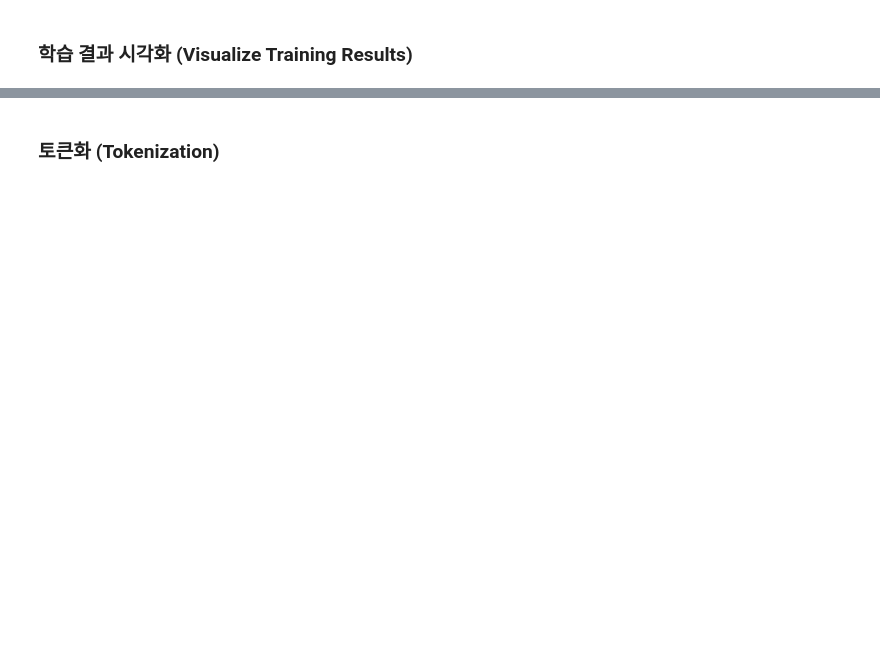
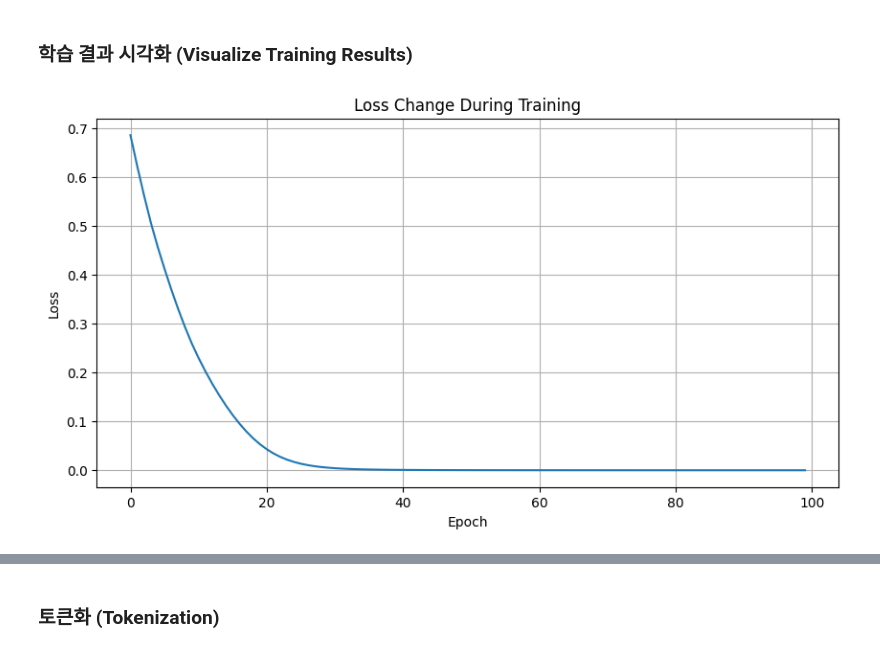
Before and after one commit to ApplesHUFS/DLPractice, a Jupyter notebook: DL_기본_실습.ipynb, the cells around one changed output, grey strips where cells are left out. Cells and saved outputs as stored; diff of their text form; code cells hidden in the pictures; blank space fills up the shorter version.

```diff
--- a/DL_기본_실습.ipynb
+++ b/DL_기본_실습.ipynb
@@ -78,7 +247,7 @@ print(f"테스트 데이터 크기 (Test data size): {X_test_tensor.shape}")
 # %%
 class SimpleNN(nn.Module):
     """
-    간단한 피드포워드 신경망 (Simple feedforward neural network)
+    간단한 피드포워드 신경망(Simple feedforward neural network)을 구현해 봅시다.
     """
     def __init__(self, input_size, hidden_size, output_size):
         """
@@ -87,12 +256,16 @@ class SimpleNN(nn.Module):
         super(SimpleNN, self).__init__()
 
         # 레이어 정의 (Define layers)
+        # nn.Linear는 선형 변환을 수행하는 레이어입니다.
+        # nn.ReLU는 활성화 함수로 ReLU를 사용합니다.
+        # nn.Sigmoid는 활성화 함수로 시그모이드를 사용합니다.
+        # 아래에서 예시를 통해 어떻게 변형되는지 확인해봅시다.
         self.layer1 = nn.Linear(input_size, hidden_size)
         self.activation1 = nn.ReLU()
         self.layer2 = nn.Linear(hidden_size, hidden_size)
         self.activation2 = nn.ReLU()
         self.layer3 = nn.Linear(hidden_size, output_size)
-        self.sigmoid = nn.Sigmoid()  # 이진 분류를 위한 시그모이드 (Sigmoid for binary classification)
+        self.sigmoid = nn.Sigmoid() # 이진 분류 문제이므로 시그모이드 사용
 
     def forward(self, x):
         """
@@ -171,11 +642,13 @@ for epoch in range(num_epochs):
 # %%
 # 손실 곡선 그리기
 plt.figure(figsize=(10, 5))
 plt.plot(losses)
-plt.title('학습 중 손실 변화')
-plt.xlabel('에포크 (Epoch)')
-plt.ylabel('손실 (Loss)')
+plt.title('Loss Change During Training')
+plt.xlabel('Epoch')
+plt.ylabel('Loss')
 plt.grid(True)
 plt.show()
+# %% [output]
+[figure, added]
 # %%
 # 결정 경계 시각화 (Visualize decision boundary)
```
Also changed, not shown: parts of 33 cells of this notebook, 1 other file.
